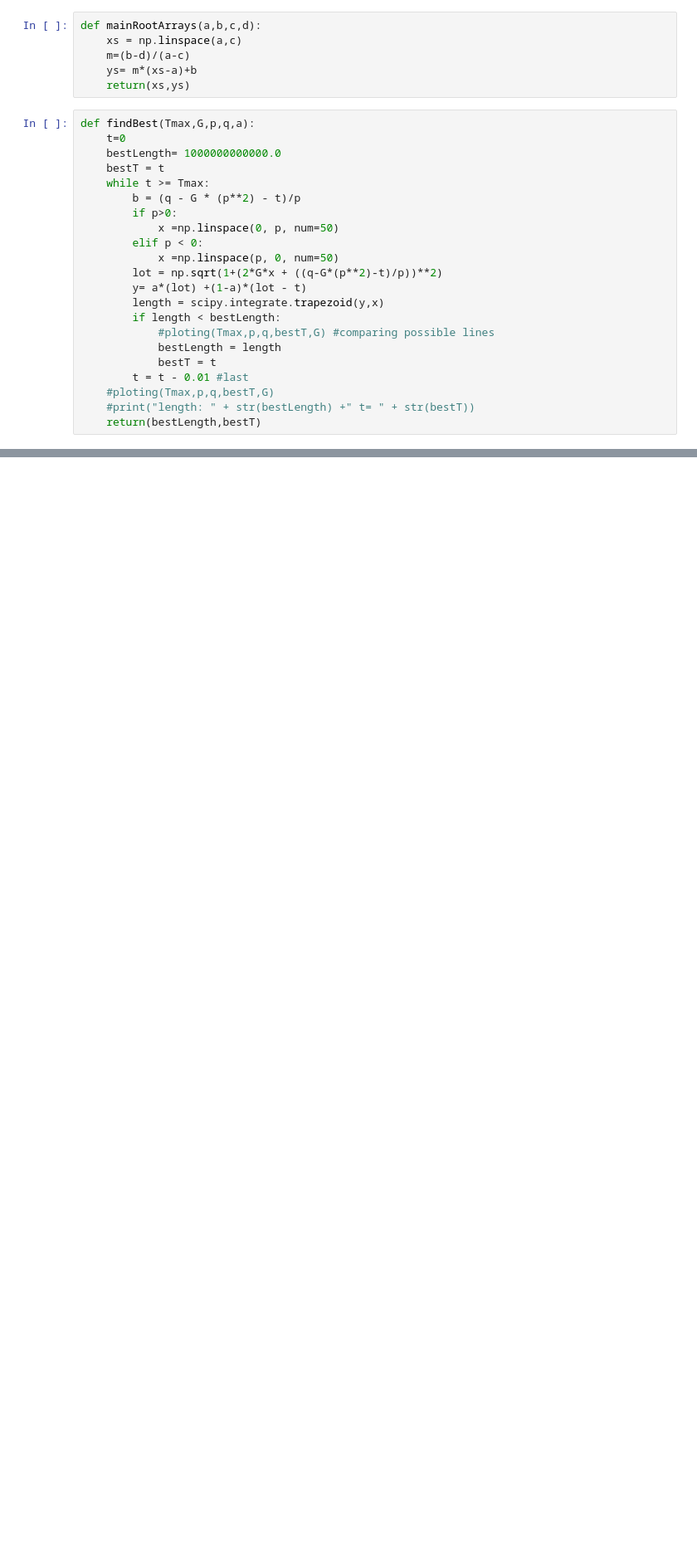
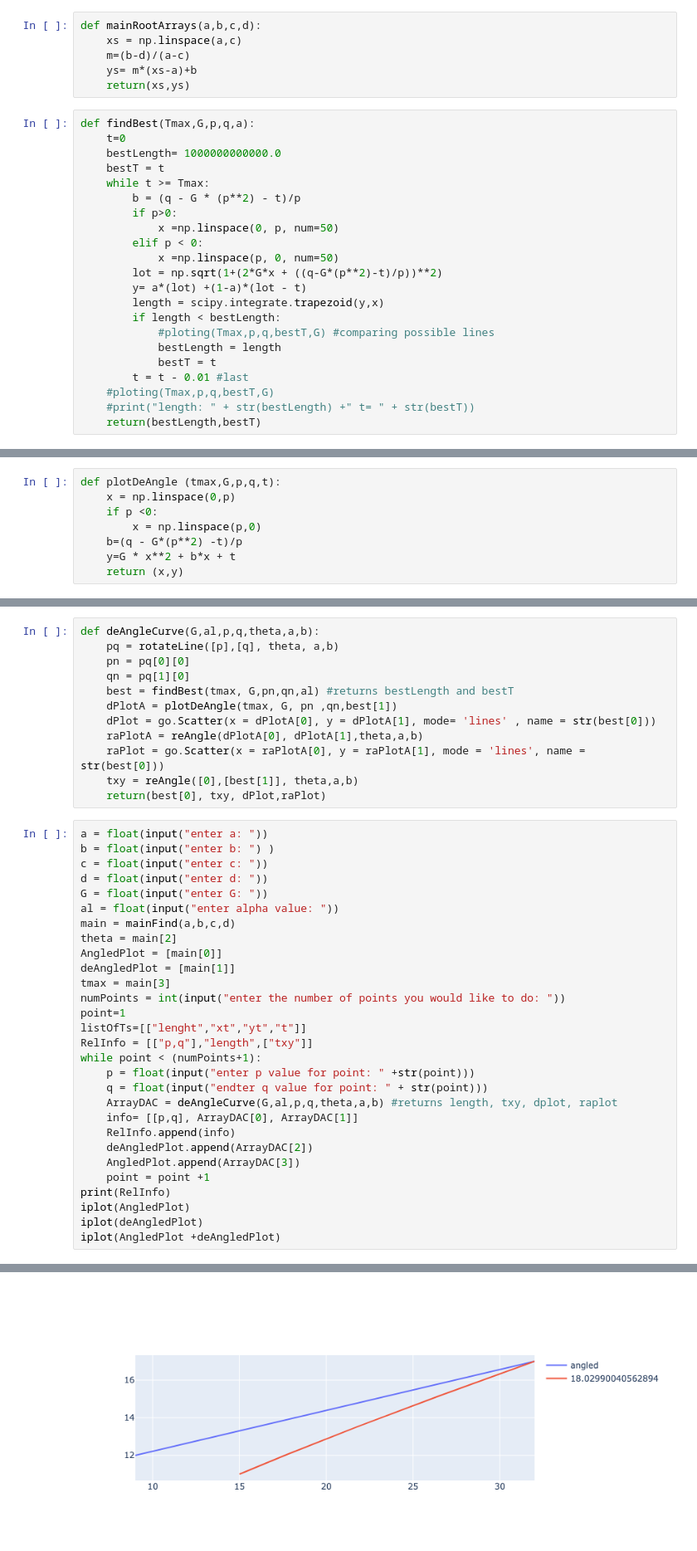
Before and after one commit to arjunc12/PlantGravitropism, a Jupyter notebook: AlleyBruteFroce/v3AngledMainRootLinearAlgebra.ipynb, the cells around one changed output, grey strips where cells are left out. Shown at 83% size. Cells and saved outputs as stored; diff of their text form; blank space fills up the shorter version.

Commit message:
Angled mainroot solutions using linear algebra

```diff
--- a/AlleyBruteFroce/v3AngledMainRootLinearAlgebra.ipynb
+++ b/AlleyBruteFroce/v3AngledMainRootLinearAlgebra.ipynb
@@ -89,0 +68,8 @@ iplot(Array)
+# %%
+def plotDeAngle (tmax,G,p,q,t):
+    x = np.linspace(0,p)
+    if p <0:
+        x = np.linspace(p,0)
+    b=(q - G*(p**2) -t)/p
+    y=G * x**2 + b*x + t
+    return (x,y)
@@ -89,0 +86,42 @@ iplot(Array)
+# %%
+def deAngleCurve(G,al,p,q,theta,a,b):
+    pq = rotateLine([p],[q], theta, a,b)
+    pn = pq[0][0]
+    qn = pq[1][0]
+    best = findBest(tmax, G,pn,qn,al) #returns bestLength and bestT
+    dPlotA = plotDeAngle(tmax, G, pn ,qn,best[1])
+    dPlot = go.Scatter(x = dPlotA[0], y = dPlotA[1], mode= 'lines' , name = str(best[0]))
+    raPlotA = reAngle(dPlotA[0], dPlotA[1],theta,a,b)
+    raPlot = go.Scatter(x = raPlotA[0], y = raPlotA[1], mode = 'lines', name = str(best[0]))
+    txy = reAngle([0],[best[1]], theta,a,b)
+    return(best[0], txy, dPlot,raPlot)
+# %%
+a = float(input("enter a: "))
+b = float(input("enter b: ") )
+c = float(input("enter c: "))
+d = float(input("enter d: "))
+G = float(input("enter G: "))
+al = float(input("enter alpha value: "))
+main = mainFind(a,b,c,d)
+theta = main[2]
+AngledPlot = [main[0]]
+deAngledPlot = [main[1]]
+tmax = main[3]
+numPoints = int(input("enter the number of points you would like to do: "))
+point=1
+listOfTs=[["lenght","xt","yt","t"]]
+RelInfo = [["p,q"],"length",["txy"]]
+while point < (numPoints+1):
+    p = float(input("enter p value for point: " +str(point)))
+    q = float(input("endter q value for point: " + str(point)))
+    ArrayDAC = deAngleCurve(G,al,p,q,theta,a,b) #returns length, txy, dplot, raplot
+    info= [[p,q], ArrayDAC[0], ArrayDAC[1]]
+    RelInfo.append(info)
+    deAngledPlot.append(ArrayDAC[2])
+    AngledPlot.append(ArrayDAC[3])
+    point = point +1
+print(RelInfo)
+iplot(AngledPlot)
+iplot(deAngledPlot)
+iplot(AngledPlot +deAngledPlot)
+# %% [output]
@@ -89,0 +138 @@ iplot(Array)
+[figure, added]
```
Also changed, not shown: parts of 5 cells of this notebook.
